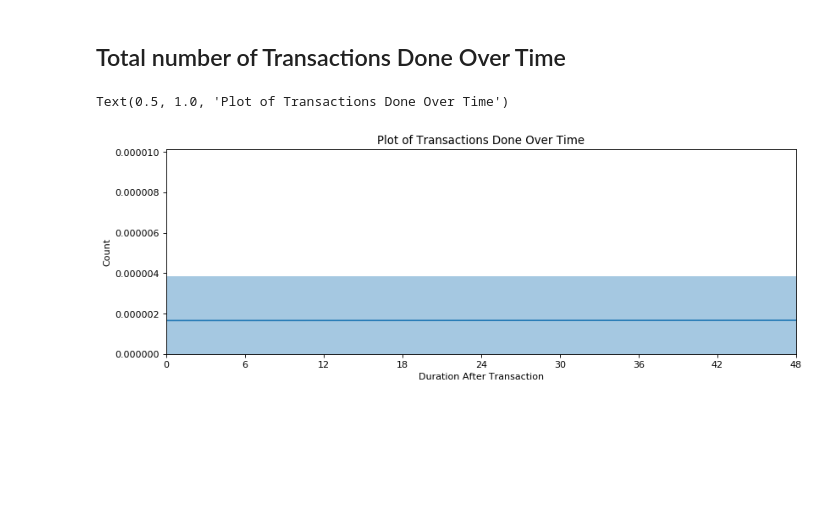
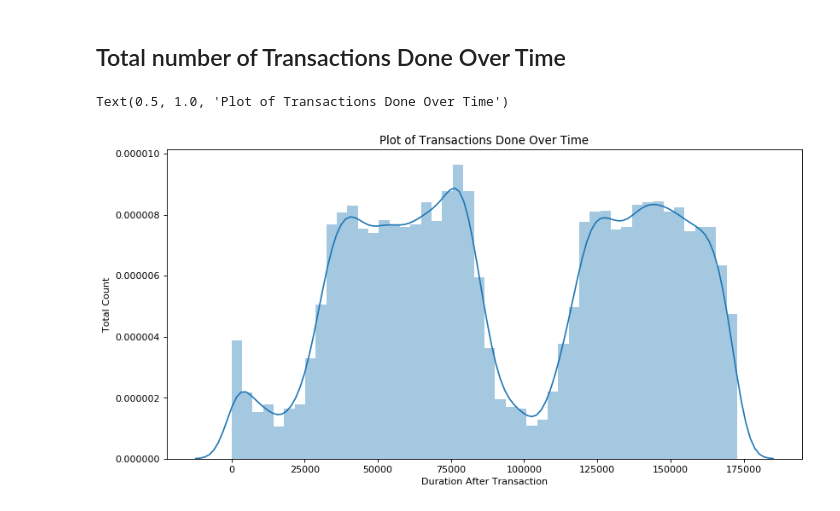
Before and after one commit to Mihryam/Credit-Card-Fraud-Detection, a Jupyter notebook: Exproartory Data ANalysis.ipynb, the cells around one changed output. Cells and saved outputs as stored; diff of their text form; code cells hidden in the pictures; blank space fills up the shorter version.

```diff
--- a/Exproartory Data ANalysis.ipynb
+++ b/Exproartory Data ANalysis.ipynb
@@ -74,13 +74,11 @@ Name: Time, dtype: float64
 # %% [markdown]
 ## Total number of Transactions Done Over Time
 # %%
-plt.figure(figsize=(12,4), dpi =80)
+plt.figure(figsize=(12,6), dpi =80)
 sns.distplot(Data['Time'], bins = 48)
-plt.xlim([0,48])
-plt.xticks(np.arange(0,54,6))
 plt.xlabel('Duration After Transaction')
-plt.ylabel('Count')
+plt.ylabel('Total Count')
 plt.title('Plot of Transactions Done Over Time')
 # %% [output]
 Text(0.5, 1.0, 'Plot of Transactions Done Over Time')
-[figure, old version]
+[figure, new version]
```
Also changed, not shown: parts of 5 cells of this notebook.
